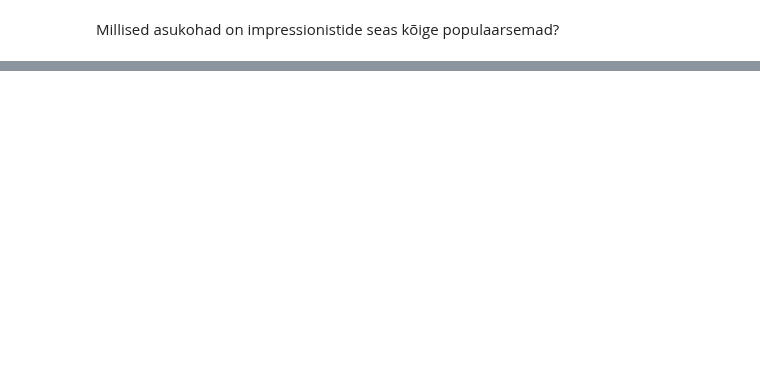
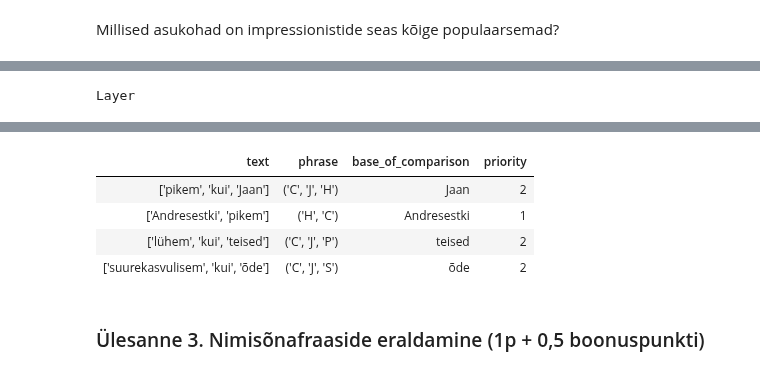
Before and after one commit to d009/EstNLP, a Jupyter notebook: Praktikum11/Praktikum11.ipynb, the cells around one changed output, grey strips where cells are left out. Drawn from its saved outputs; the diff is of its cells as text; code cells hidden in the pictures; blank space fills up the shorter version.

```diff
--- a/Praktikum11/Praktikum11.ipynb
+++ b/Praktikum11/Praktikum11.ipynb
@@ -309,0 +273,14 @@ Leidke oma grammatikaga *hinnavaatlus.csv* failist vastavad fraasid ning viige n
+# %%
+def decorator(span, annotation):
+    if len(span) == 2:
+        for anno in span[0].annotations:
+            # annotation.phrase kaudu saame kätte vaatlusaluse mustri
+            if anno.partofspeech == annotation.phrase[0] and 'el' in anno.form:
+                annotation['base_of_comparison'] = span[0].text
+                return True
+
+    if span[1].text == 'kui':
+        annotation['base_of_comparison'] = span[2].text
+        return True
+
+    return False
@@ -309,0 +302,18 @@ Leidke oma grammatikaga *hinnavaatlus.csv* failist vastavad fraasid ning viige n
+# %%
+# Loome uue taggeri, mis sisaldab dekoraatorit ja konfliktilahendust
+# output_attributes peab sisaldama ka dekoraatoris määratud atribuute
+
+phrase_tagger = PhraseTagger(output_layer='comparative_phrases',
+                             input_layer='morph_analysis',
+                             input_attribute='partofspeech',
+                            vocabulary=[{'phrase': ('C', 'J', 'S'), 'priority': 2},
+                                       {'phrase': ('C', 'J', 'P'), 'priority': 2},
+                                       {'phrase': ('C', 'J', 'H'), 'priority': 2},
+                                       {'phrase': ('H', 'C'), 'priority': 1},
+                                       {'phrase': ('P', 'C'), 'priority': 1},
+                                       {'phrase': ('S', 'C'), 'priority': 1}],
+                            key='phrase',
+                            decorator=decorator,
+                            conflict_resolving_strategy='ALL',
+                            priority_attribute='priority',
+                            output_attributes=['phrase', 'base_of_comparison'])
@@ -309,0 +332,6 @@ Leidke oma grammatikaga *hinnavaatlus.csv* failist vastavad fraasid ning viige n
+# %%
+# Märgendame kihi uuendatud taggeriga
+phrase_tagger.tag(text)
+text.comparative_phrases
+# %% [output]
+Layer
@@ -309,0 +340,7 @@ Leidke oma grammatikaga *hinnavaatlus.csv* failist vastavad fraasid ning viige n
+| text | phrase | base_of_comparison | priority |
+| ['pikem', 'kui', 'Jaan'] | ('C', 'J', 'H') | Jaan | 2 |
+| ['Andresestki', 'pikem'] | ('H', 'C') | Andresestki | 1 |
+| ['lühem', 'kui', 'teised'] | ('C', 'J', 'P') | teised | 2 |
+| ['suurekasvulisem', 'kui', 'õde'] | ('C', 'J', 'S') | õde | 2 |
+# %% [markdown]
+### Ülesanne 3. Nimisõnafraaside eraldamine (1p + 0,5 boonuspunkti)
```
Also changed, not shown: parts of 85 cells of this notebook.
